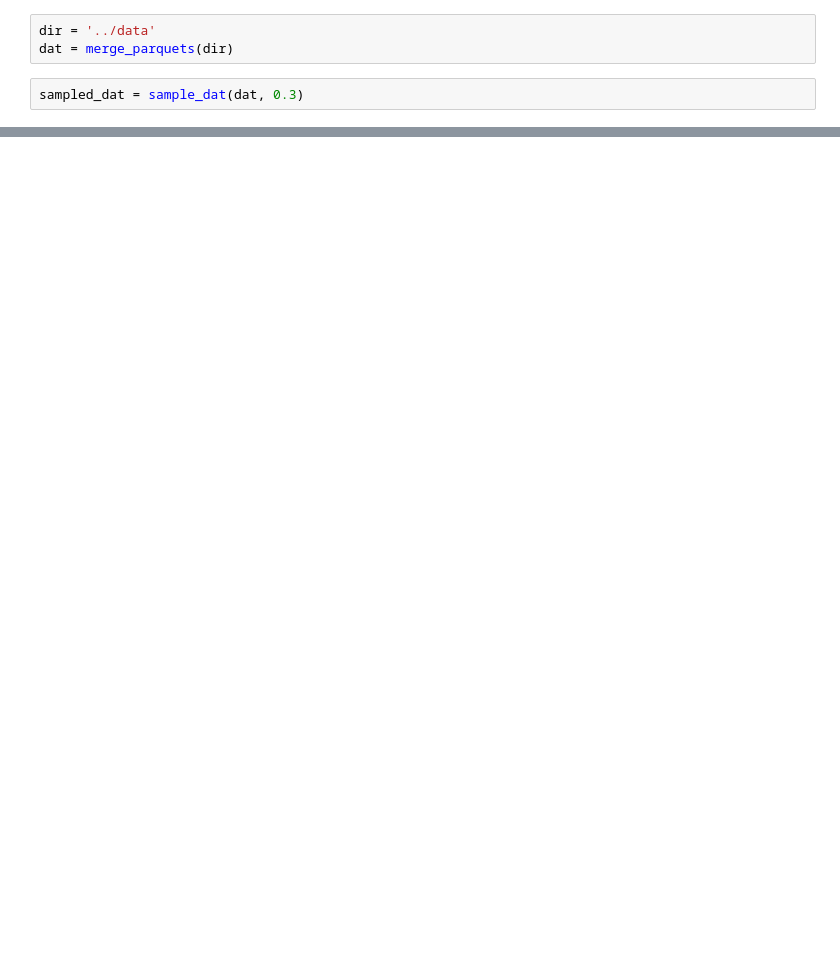
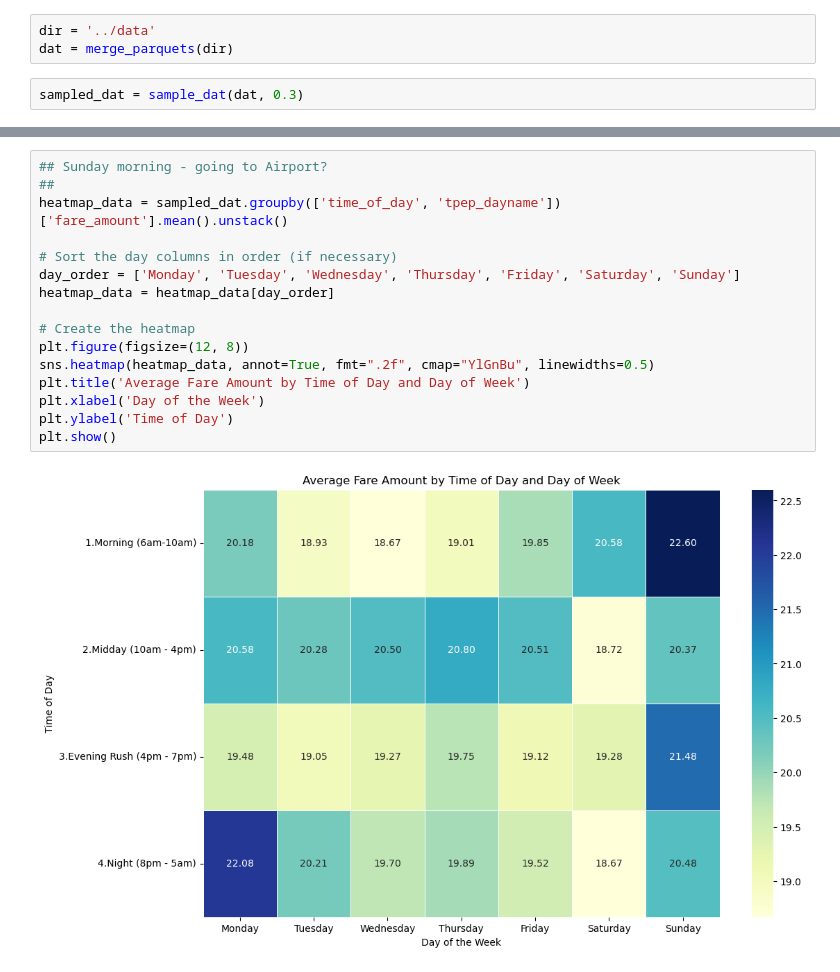
Before and after one commit to alexanderpegoto/DS1007_FinalProject, a Jupyter notebook: code/jiwoo_local.ipynb, the cells around one changed output, grey strips where cells are left out. Cells and saved outputs as stored; diff of their text form; blank space fills up the shorter version.

```diff
--- a/code/jiwoo_local.ipynb
+++ b/code/jiwoo_local.ipynb
@@ -73,0 +110,18 @@ sampled_dat[list(sampled_dat.columns[:-1])]
+# %%
+## Sunday morning - going to Airport?
+##
+heatmap_data = sampled_dat.groupby(['time_of_day', 'tpep_dayname'])['fare_amount'].mean().unstack()
+
+# Sort the day columns in order (if necessary)
+day_order = ['Monday', 'Tuesday', 'Wednesday', 'Thursday', 'Friday', 'Saturday', 'Sunday']
+heatmap_data = heatmap_data[day_order]
+
+# Create the heatmap
+plt.figure(figsize=(12, 8))
+sns.heatmap(heatmap_data, annot=True, fmt=".2f", cmap="YlGnBu", linewidths=0.5)
+plt.title('Average Fare Amount by Time of Day and Day of Week')
+plt.xlabel('Day of the Week')
+plt.ylabel('Time of Day')
+plt.show()
+# %% [output]
+[figure, added]
```
Also changed, not shown: parts of 17 cells of this notebook.
